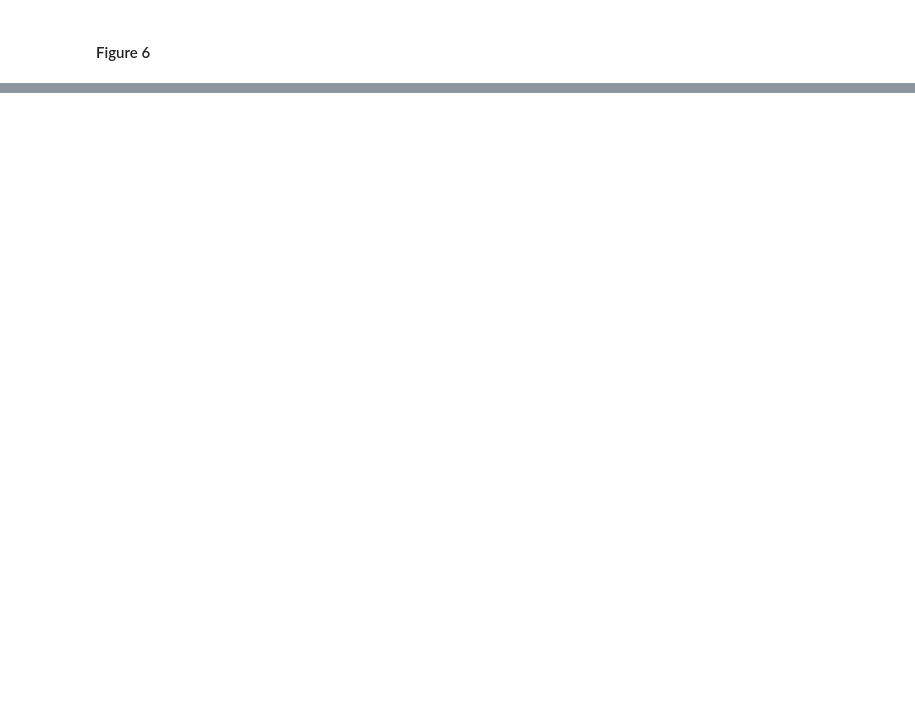
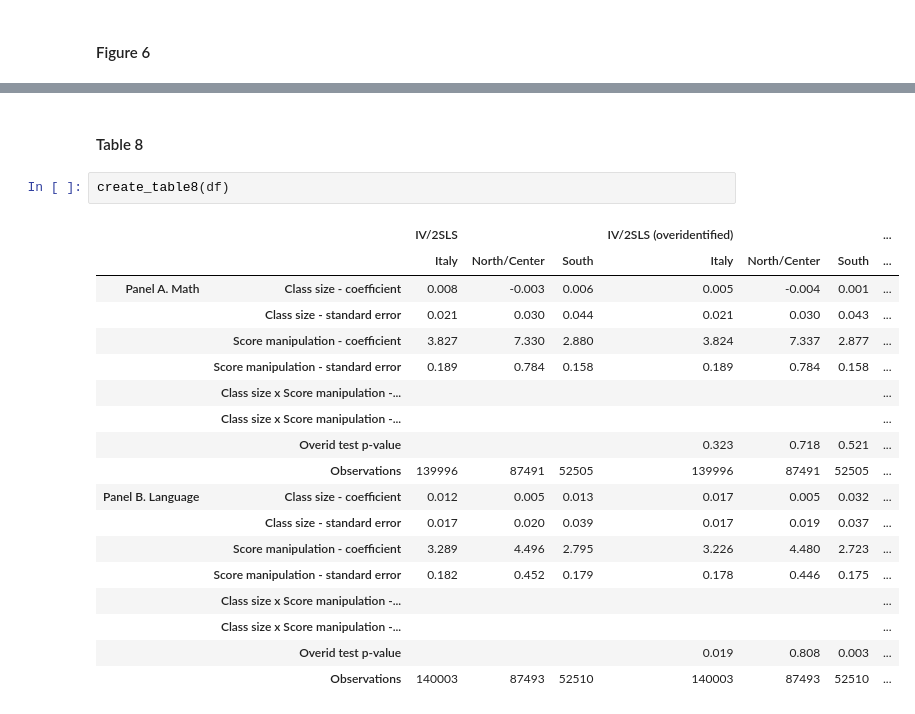
Before and after one commit to FedericoAlexanderRizzuto/microeconometrics-course-project-FedericoAlexanderRizzuto, a Jupyter notebook: project.ipynb, the cells around one changed output, grey strips where cells are left out. Saved outputs shown, nothing was run; the diff lists cells and outputs as text; blank space fills up the shorter version.

Commit message:
All tables except 4 and 7

```diff
--- a/project.ipynb
+++ b/project.ipynb
@@ -153,0 +251,23 @@ create_fig6(df)
+# %% [markdown]
+#### Table 8
+# %%
+create_table8(df)
+# %% [output]
+|  |  | IV/2SLS |  |  | IV/2SLS (overidentified) |  |  | ... |
+|  |  | Italy | North/Center | South | Italy | North/Center | South | ... |
+| Panel A. Math | Class size - coefficient | 0.008 | -0.003 | 0.006 | 0.005 | -0.004 | 0.001 | ... |
+|  | Class size - standard error | 0.021 | 0.030 | 0.044 | 0.021 | 0.030 | 0.043 | ... |
+|  | Score manipulation - coefficient | 3.827 | 7.330 | 2.880 | 3.824 | 7.337 | 2.877 | ... |
+|  | Score manipulation - standard error | 0.189 | 0.784 | 0.158 | 0.189 | 0.784 | 0.158 | ... |
+|  | Class size x Score manipulation -... |  |  |  |  |  |  | ... |
+|  | Class size x Score manipulation -... |  |  |  |  |  |  | ... |
+|  | Overid test p-value |  |  |  | 0.323 | 0.718 | 0.521 | ... |
+|  | Observations | 139996 | 87491 | 52505 | 139996 | 87491 | 52505 | ... |
+| Panel B. Language | Class size - coefficient | 0.012 | 0.005 | 0.013 | 0.017 | 0.005 | 0.032 | ... |
+|  | Class size - standard error | 0.017 | 0.020 | 0.039 | 0.017 | 0.019 | 0.037 | ... |
+|  | Score manipulation - coefficient | 3.289 | 4.496 | 2.795 | 3.226 | 4.480 | 2.723 | ... |
+|  | Score manipulation - standard error | 0.182 | 0.452 | 0.179 | 0.178 | 0.446 | 0.175 | ... |
+|  | Class size x Score manipulation -... |  |  |  |  |  |  | ... |
+|  | Class size x Score manipulation -... |  |  |  |  |  |  | ... |
+|  | Overid test p-value |  |  |  | 0.019 | 0.808 | 0.003 | ... |
+|  | Observations | 140003 | 87493 | 52510 | 140003 | 87493 | 52510 | ... |
```
Also changed, not shown: parts of 34 cells of this notebook, 4 other files.
